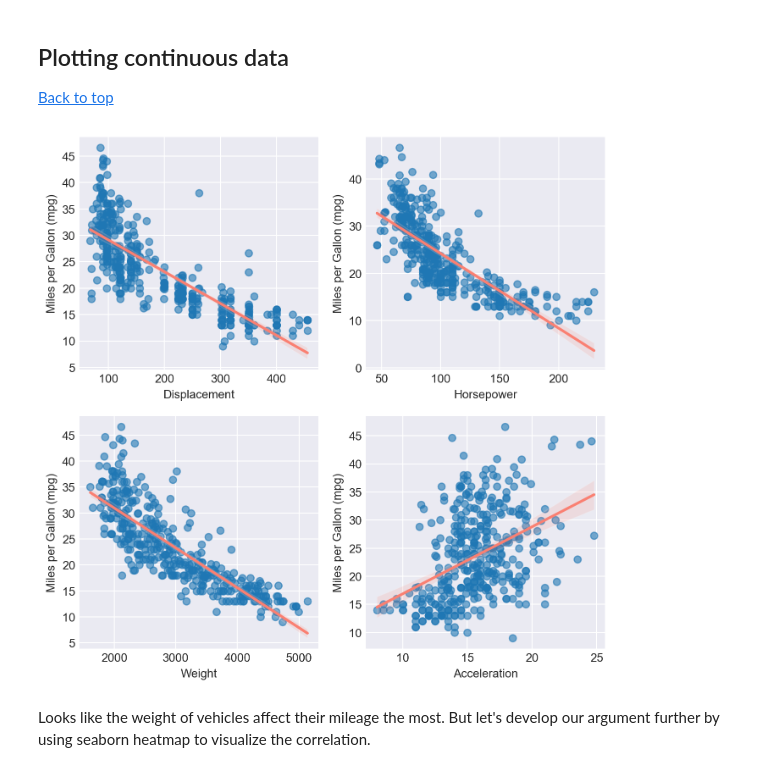
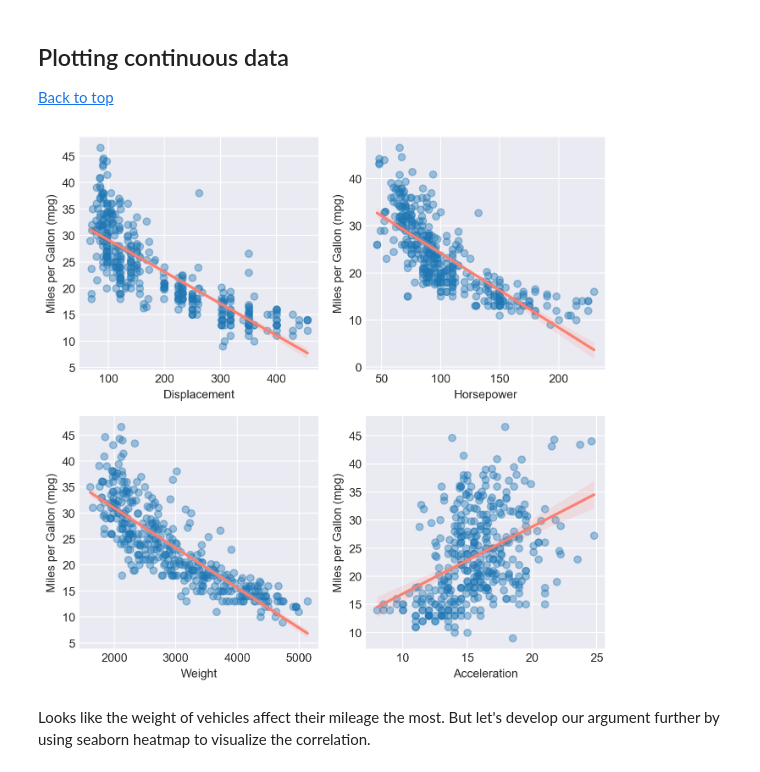
Before and after one commit to Chau-Ngoc/auto-mpg, a Jupyter notebook: auto_mpg_prediction.ipynb, the cells around one changed output. Cells and saved outputs as stored; diff of their text form; code cells hidden in the pictures.

```diff
--- a/auto_mpg_prediction.ipynb
+++ b/auto_mpg_prediction.ipynb
@@ -283,38 +297,38 @@ fig, axes = plt.subplots(nrows=2, ncols=2, figsize=(8, 8), dpi=200, gridspec_kw=
 # upper left axe
 sns.regplot(data=df_vehicles, x=continuous_columns[0], y='mpg',
             fit_reg=True, ax=axes[0, 0],
             line_kws={'color': 'salmon'},
-            scatter_kws={'alpha': 0.6})
+            scatter_kws={'alpha': 0.4})
 axes[0, 0].set_ylabel('Miles per Gallon (mpg)', fontsize=10)
 axes[0, 0].set_xlabel(continuous_columns[0].title(), fontsize=10)
 
 # upper right axe
 sns.regplot(data=df_vehicles, x=continuous_columns[1], y='mpg',
             fit_reg=True, ax=axes[0, 1],
             line_kws={'color': 'salmon'},
-            scatter_kws={'alpha': 0.6})
+            scatter_kws={'alpha': 0.4})
 axes[0, 1].set_ylabel('Miles per Gallon (mpg)', fontsize=10)
 axes[0, 1].set_xlabel(continuous_columns[1].title(), fontsize=10)
 
 # lower left axe
 sns.regplot(data=df_vehicles, x=continuous_columns[2], y='mpg',
             fit_reg=True, ax=axes[1, 0],
             line_kws={'color': 'salmon'},
-            scatter_kws={'alpha': 0.6})
+            scatter_kws={'alpha': 0.4})
 axes[1, 0].set_ylabel('Miles per Gallon (mpg)', fontsize=10)
 axes[1, 0].set_xlabel(continuous_columns[2].title(), fontsize=10)
 
 # lower right axe
 sns.regplot(data=df_vehicles, x=continuous_columns[3], y='mpg',
             fit_reg=True, ax=axes[1, 1],
             line_kws={'color': 'salmon'},
-            scatter_kws={'alpha': 0.6})
+            scatter_kws={'alpha': 0.4})
 axes[1, 1].set_ylabel('Miles per Gallon (mpg)', fontsize=10)
 axes[1, 1].set_xlabel(continuous_columns[3].title(), fontsize=10)
 
 plt.show()
 # %% [output]
-[figure, old version]
+[figure, new version]
 # %% [markdown]
 Looks like the weight of vehicles affect their mileage the most. But let's develop our argument further by using seaborn heatmap to visualize the correlation.
 # %%
```
Also changed, not shown: parts of 26 cells of this notebook.
